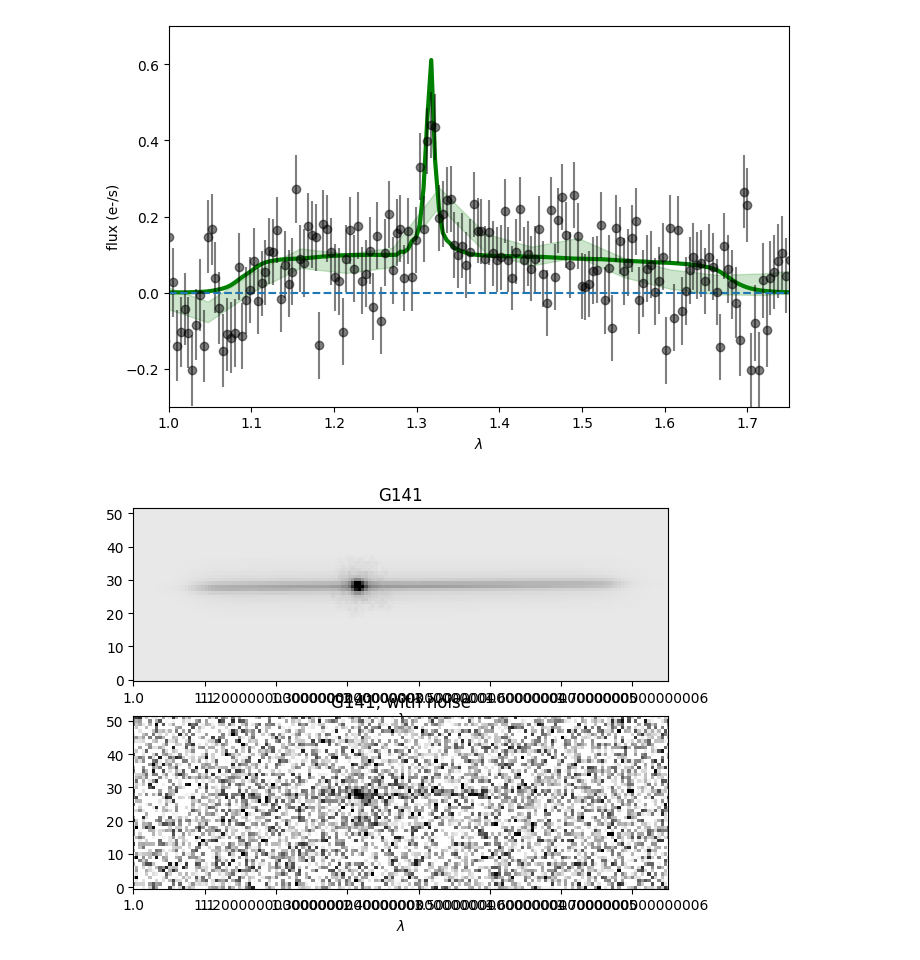
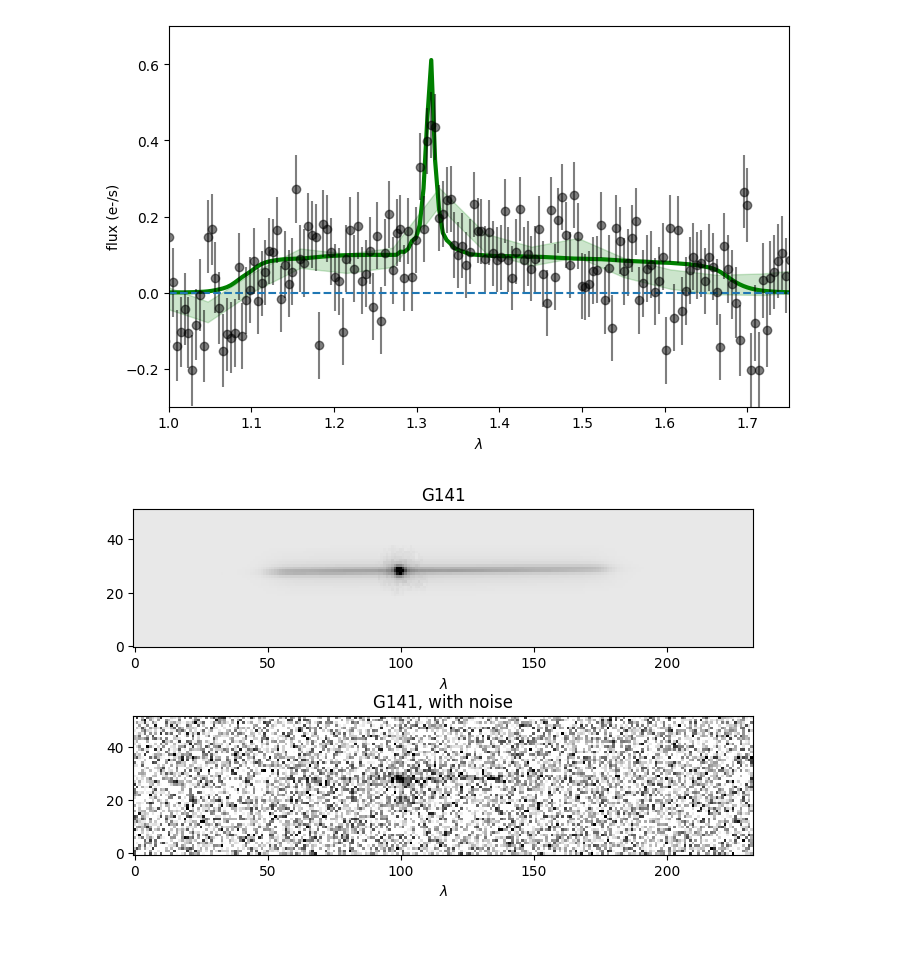
Before and after one commit to keithbuckholz/summer-roman-project, a Jupyter notebook: basic-sim/Basic-Sim.ipynb, the cells around one changed output. Cells and saved outputs as stored; diff of their text form; code cells hidden in the pictures.

```diff
--- a/basic-sim/Basic-Sim.ipynb
+++ b/basic-sim/Basic-Sim.ipynb
@@ -309,23 +319,23 @@ Text(0, 0.5, 'flux (e-/s)')
 # %%
 ## Show the 2D models
 fig = plt.figure()
 
 # G141
 ax = fig.add_subplot(211)
 ax.set_title('G141')
 ax.imshow(beam_g141.model, interpolation='Nearest',
            origin='lower', vmin=-0.008, vmax=0.08, cmap='gray_r')
 
 # G141, with noise
 ax = fig.add_subplot(212)
 ax.set_title('G141, with noise')
 ax.imshow(beam_g141.model + twod_noise, interpolation='Nearest',
            origin='lower', vmin=-0.008, vmax=0.08, cmap='gray_r')
 
 # helper functions for 2D spectrum labels
 for ax in fig.axes:
-    beam_g141.beam.twod_axis_labels(limits=[1.0,1.8,0.1], wscale=1.e4, mpl_axis=ax)
-    beam_g141.beam.twod_xlim(1.0,1.75, wscale=1.e4, mpl_axis=ax)
+    # beam_g141.beam.twod_axis_labels(limits=[1.0,1.8,0.1], wscale=1.e4, mpl_axis=ax)
+    # beam_g141.beam.twod_xlim(1.0,1.75, wscale=1.e4, mpl_axis=ax)
     ax.set_xlabel(r'$\lambda$')
 # %% [output]
-[figure, old version]
+[figure, new version]
```
Also changed, not shown: parts of 6 cells of this notebook.
